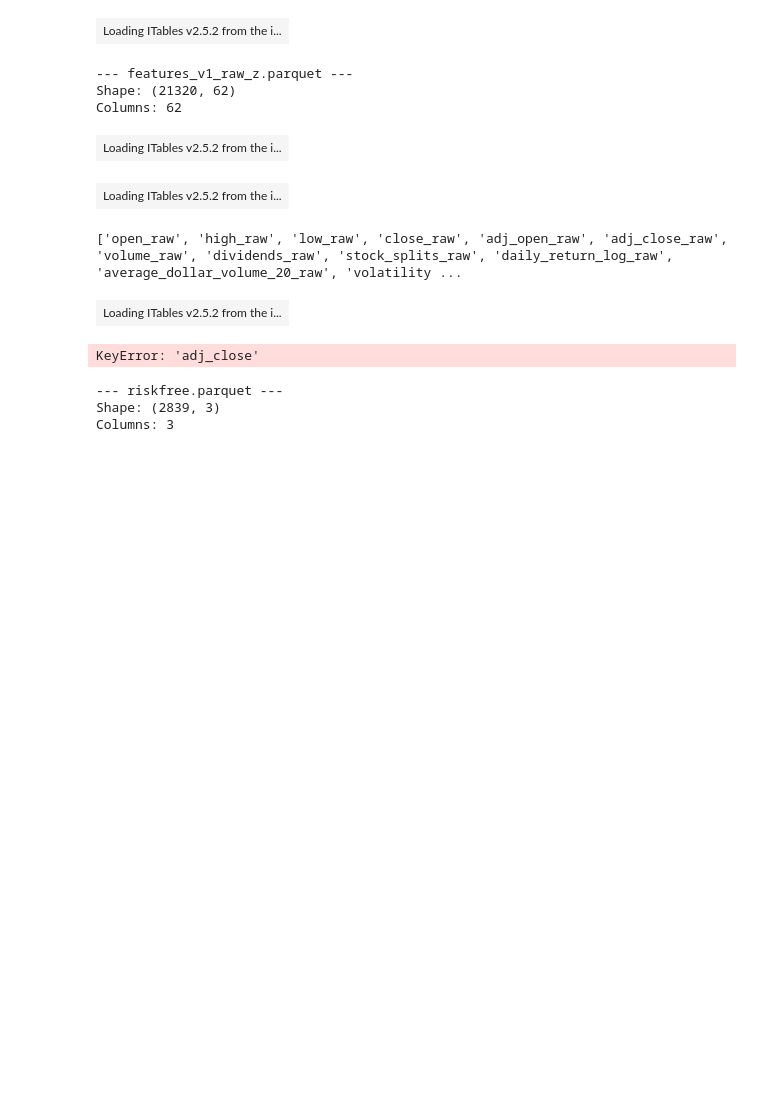
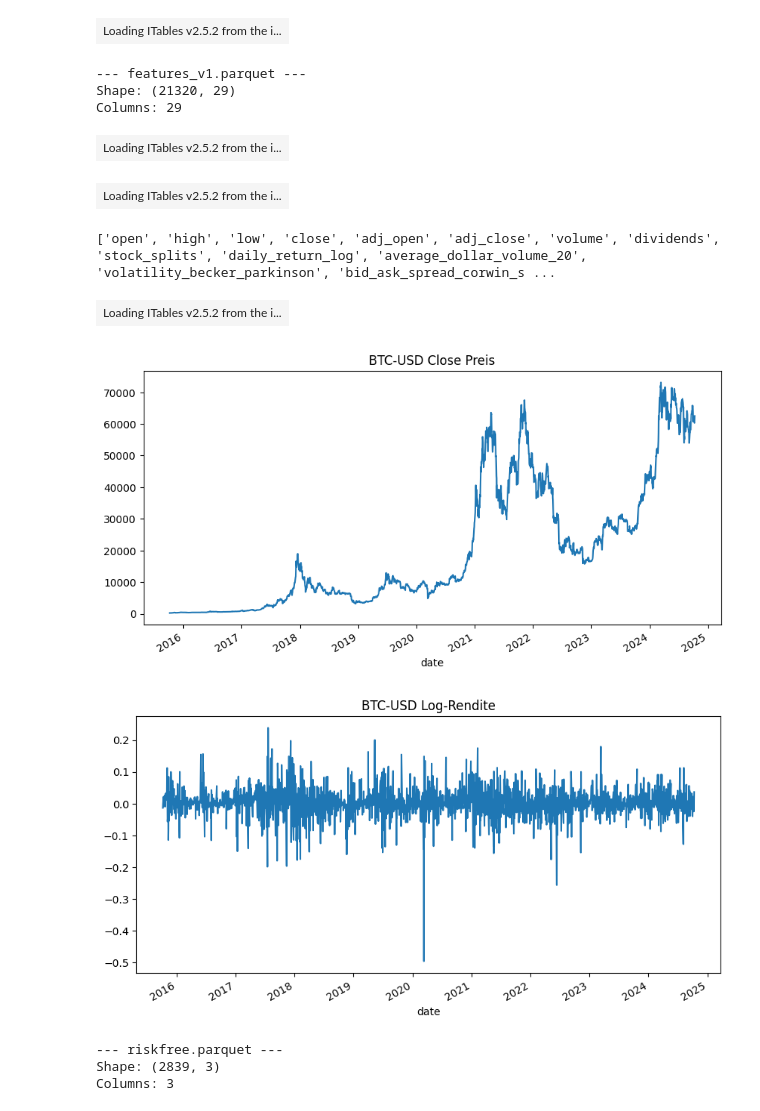
Before and after one commit to longrodeo/bachelorarbeit-drl-finance, a Jupyter notebook: notebooks/ploten_parquets_daten_check.ipynb, the cells around one changed output. Saved outputs shown, nothing was run; the diff lists cells and outputs as text; code cells hidden in the pictures; blank space fills up the shorter version.

```diff
--- a/notebooks/ploten_parquets_daten_check.ipynb
+++ b/notebooks/ploten_parquets_daten_check.ipynb
@@ -67,33 +62,34 @@ Columns: 9
 ['open', 'high', 'low', 'close', 'adj_open', 'adj_close', 'volume', 'dividends', 'stock_splits'] ...
 | Loading ITables v2.5.2 from the i... |
 # %%
-df_clean = load_and_info(DATA_DIR / "clean" / "features_v1_raw_z.parquet")
+df_clean = load_and_info(DATA_DIR / "clean" / "features_v1.parquet")
 display(df_clean.head(1200), df_clean.tail())
 # Spaltenliste
 print(df_clean.columns.tolist()[:15], "...")
 
 # Ein Asset über Zeitraum herausfiltern
 asset = "BTC-USD"
 date_range = slice("2015-10-08", "2024-10-13")
 df_clean_asset = df_clean.xs(asset, level="asset").loc[date_range]
 display(df_clean_asset.head(252))
 
 # Plot Close Preis
 df_clean_asset["adj_close"].plot(title=f"{asset} Close Preis", figsize=(10,5))
 plt.show()
 
 # Plot Log-Renditen
 df_clean_asset["daily_return_log"].plot(title=f"{asset} Log-Rendite", figsize=(10,5))
 plt.show()
 # %% [output]
---- features_v1_raw_z.parquet ---
-Shape: (21320, 62)
-Columns: 62
+--- features_v1.parquet ---
+Shape: (21320, 29)
+Columns: 29
 | Loading ITables v2.5.2 from the i... |
 | Loading ITables v2.5.2 from the i... |
-['open_raw', 'high_raw', 'low_raw', 'close_raw', 'adj_open_raw', 'adj_close_raw', 'volume_raw', 'dividends_raw', 'stock_splits_raw', 'daily_return_log_raw', 'average_dollar_volume_20_raw', 'volatility ...
+['open', 'high', 'low', 'close', 'adj_open', 'adj_close', 'volume', 'dividends', 'stock_splits', 'daily_return_log', 'average_dollar_volume_20', 'volatility_becker_parkinson', 'bid_ask_spread_corwin_s ...
 | Loading ITables v2.5.2 from the i... |
-KeyError: 'adj_close'
+[figure, added]
+[figure, added]
 # %%
 df_rf = load_and_info(DATA_DIR / "clean" / "riskfree.parquet")
 display(df_rf.head(1000), df_rf.tail())
```
Also changed, not shown: parts of 1 cell of this notebook, 2 other files.
